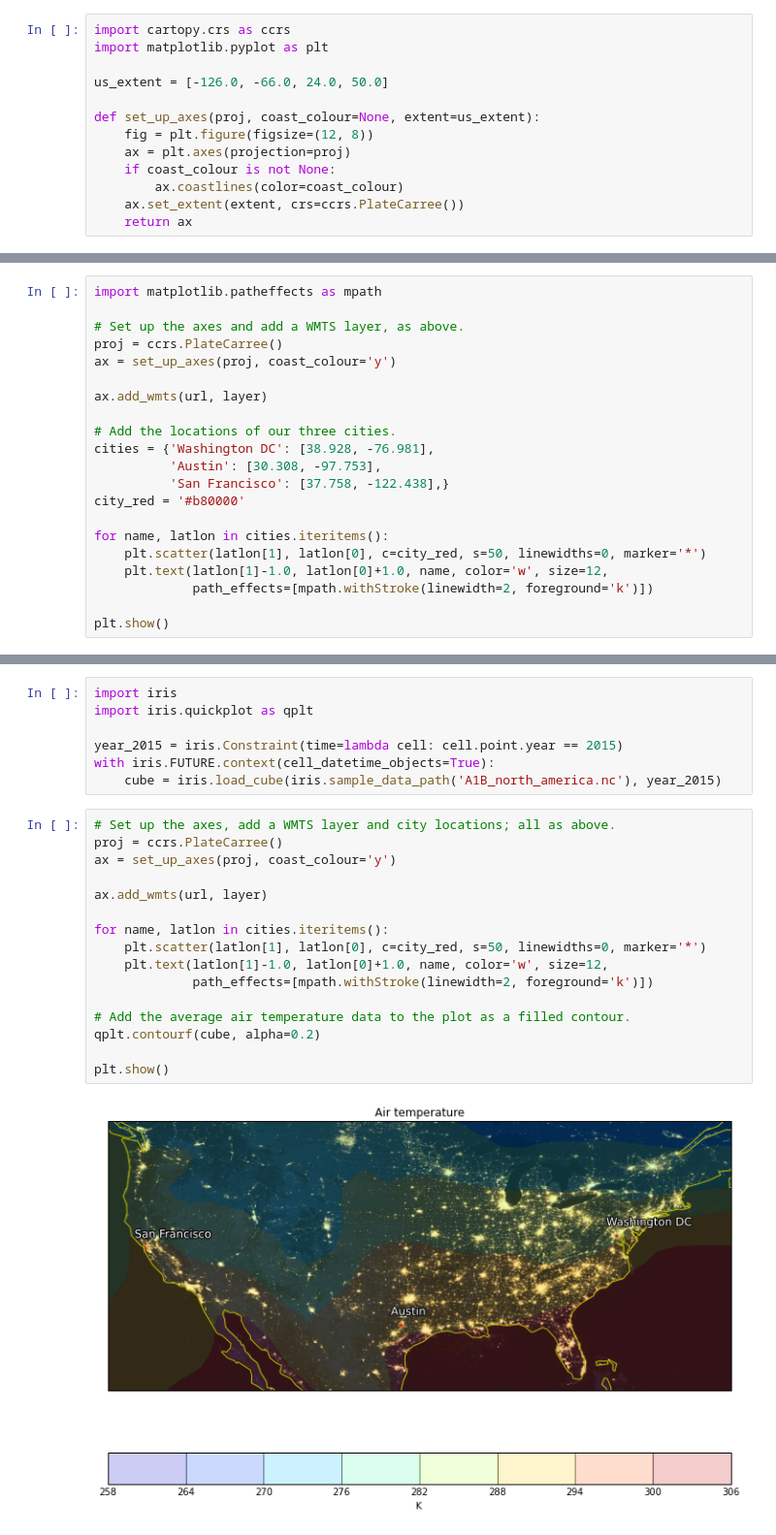
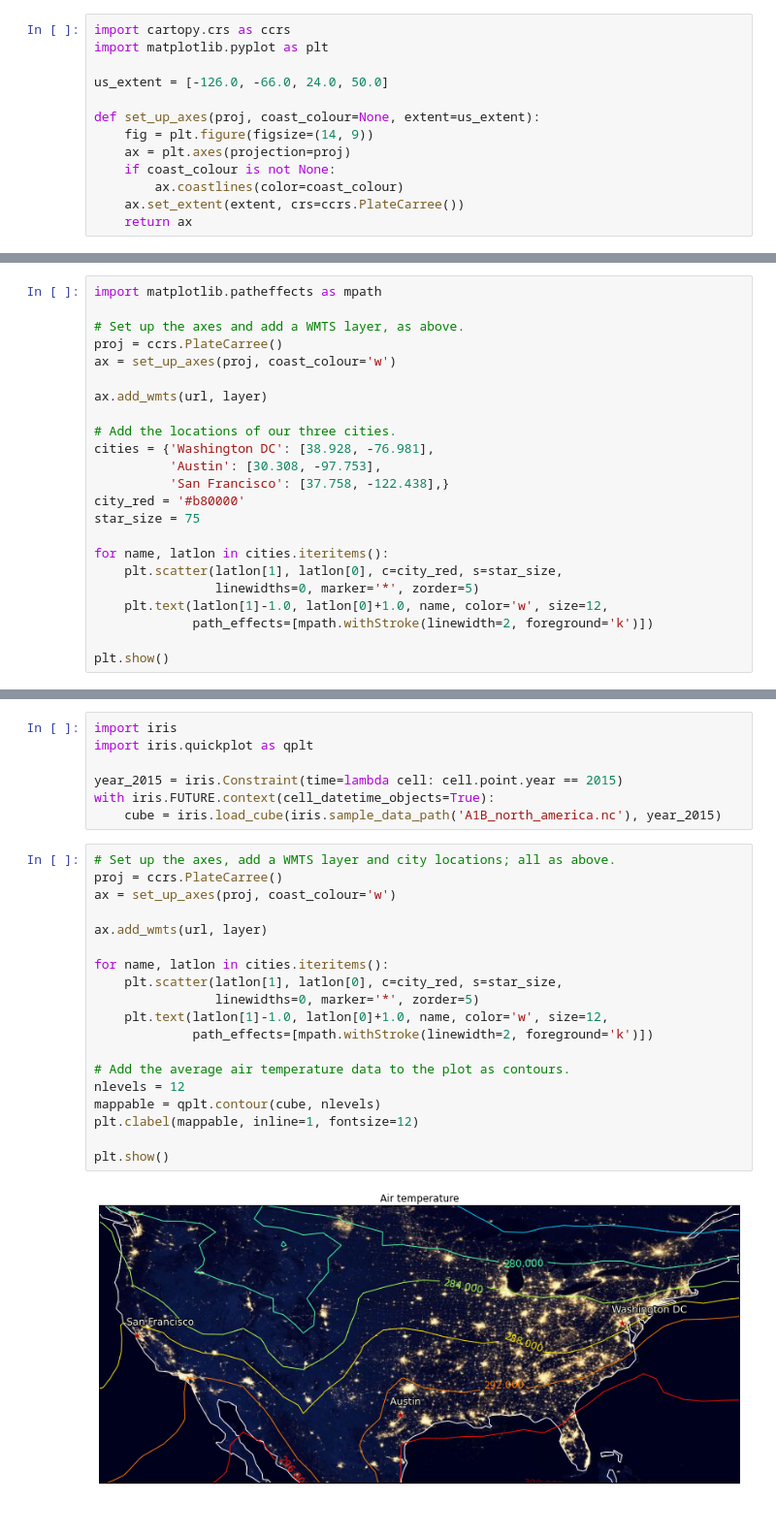
Before and after one commit to DPeterK/iris_example_code, a Jupyter notebook: plotting_wmts_with_cartopy.ipynb, the cells around one changed output, grey strips where cells are left out. Shown at 97% size. Saved outputs shown, nothing was run; the diff lists cells and outputs as text.

```diff
--- a/plotting_wmts_with_cartopy.ipynb
+++ b/plotting_wmts_with_cartopy.ipynb
@@ -80,7 +79,7 @@ import matplotlib.pyplot as plt
 us_extent = [-126.0, -66.0, 24.0, 50.0]
 
 def set_up_axes(proj, coast_colour=None, extent=us_extent):
-    fig = plt.figure(figsize=(12, 8))
+    fig = plt.figure(figsize=(14, 9))
     ax = plt.axes(projection=proj)
     if coast_colour is not None:
         ax.coastlines(color=coast_colour)
@@ -128,7 +127,7 @@ import matplotlib.patheffects as mpath
 
 # Set up the axes and add a WMTS layer, as above.
 proj = ccrs.PlateCarree()
-ax = set_up_axes(proj, coast_colour='y')
+ax = set_up_axes(proj, coast_colour='w')
 
 ax.add_wmts(url, layer)
 
@@ -137,9 +136,11 @@ cities = {'Washington DC': [38.928, -76.981],
           'Austin': [30.308, -97.753],
           'San Francisco': [37.758, -122.438],}
 city_red = '#b80000'
+star_size = 75
 
 for name, latlon in cities.iteritems():
-    plt.scatter(latlon[1], latlon[0], c=city_red, s=50, linewidths=0, marker='*')
+    plt.scatter(latlon[1], latlon[0], c=city_red, s=star_size,
+                linewidths=0, marker='*', zorder=5)
     plt.text(latlon[1]-1.0, latlon[0]+1.0, name, color='w', size=12,
              path_effects=[mpath.withStroke(linewidth=2, foreground='k')])
 
@@ -160,18 +161,21 @@ with iris.FUTURE.context(cell_datetime_objects=True):
 # %%
 # Set up the axes, add a WMTS layer and city locations; all as above.
 proj = ccrs.PlateCarree()
-ax = set_up_axes(proj, coast_colour='y')
+ax = set_up_axes(proj, coast_colour='w')
 
 ax.add_wmts(url, layer)
 
 for name, latlon in cities.iteritems():
-    plt.scatter(latlon[1], latlon[0], c=city_red, s=50, linewidths=0, marker='*')
+    plt.scatter(latlon[1], latlon[0], c=city_red, s=star_size,
+                linewidths=0, marker='*', zorder=5)
     plt.text(latlon[1]-1.0, latlon[0]+1.0, name, color='w', size=12,
              path_effects=[mpath.withStroke(linewidth=2, foreground='k')])
 
-# Add the average air temperature data to the plot as a filled contour.
-qplt.contourf(cube, alpha=0.2)
+# Add the average air temperature data to the plot as contours.
+nlevels = 12
+mappable = qplt.contour(cube, nlevels)
+plt.clabel(mappable, inline=1, fontsize=12)
 
 plt.show()
 # %% [output]
-[figure, old version]
+[figure, new version]
```
Also changed, not shown: parts of 7 cells of this notebook.
